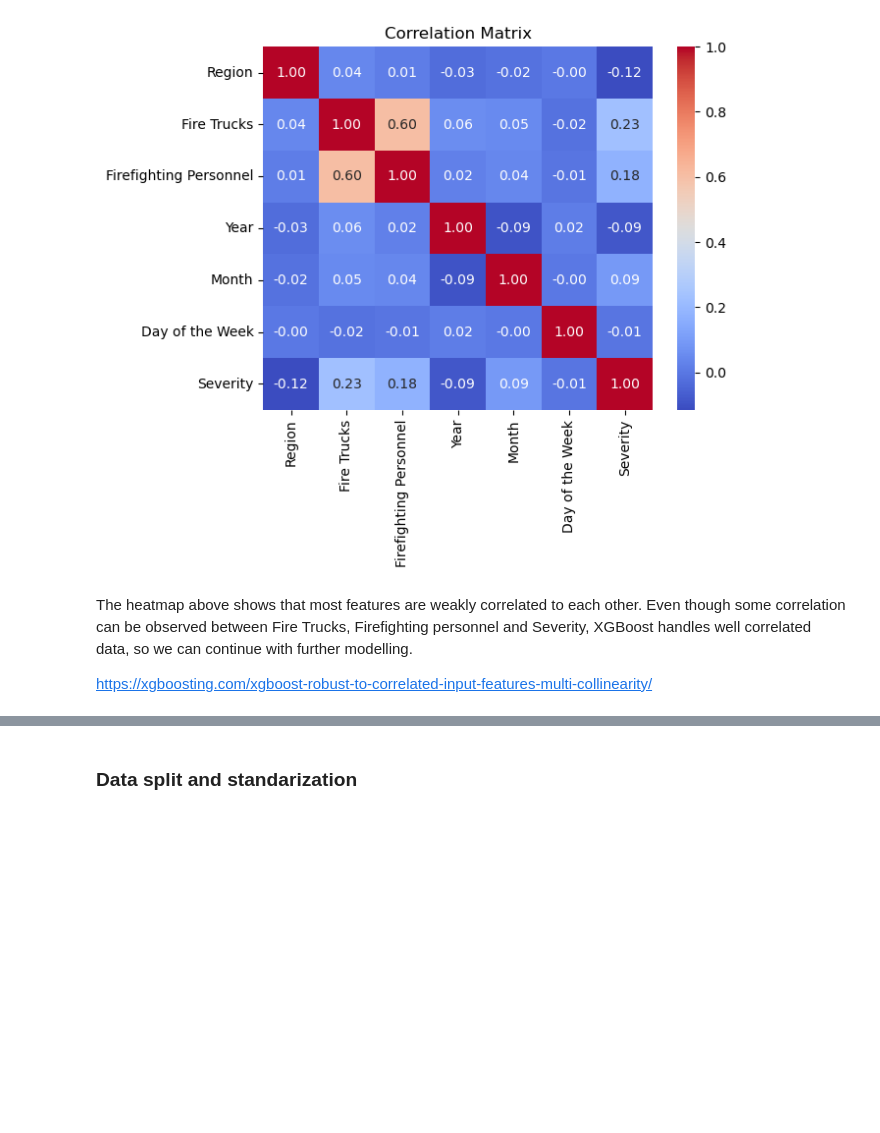
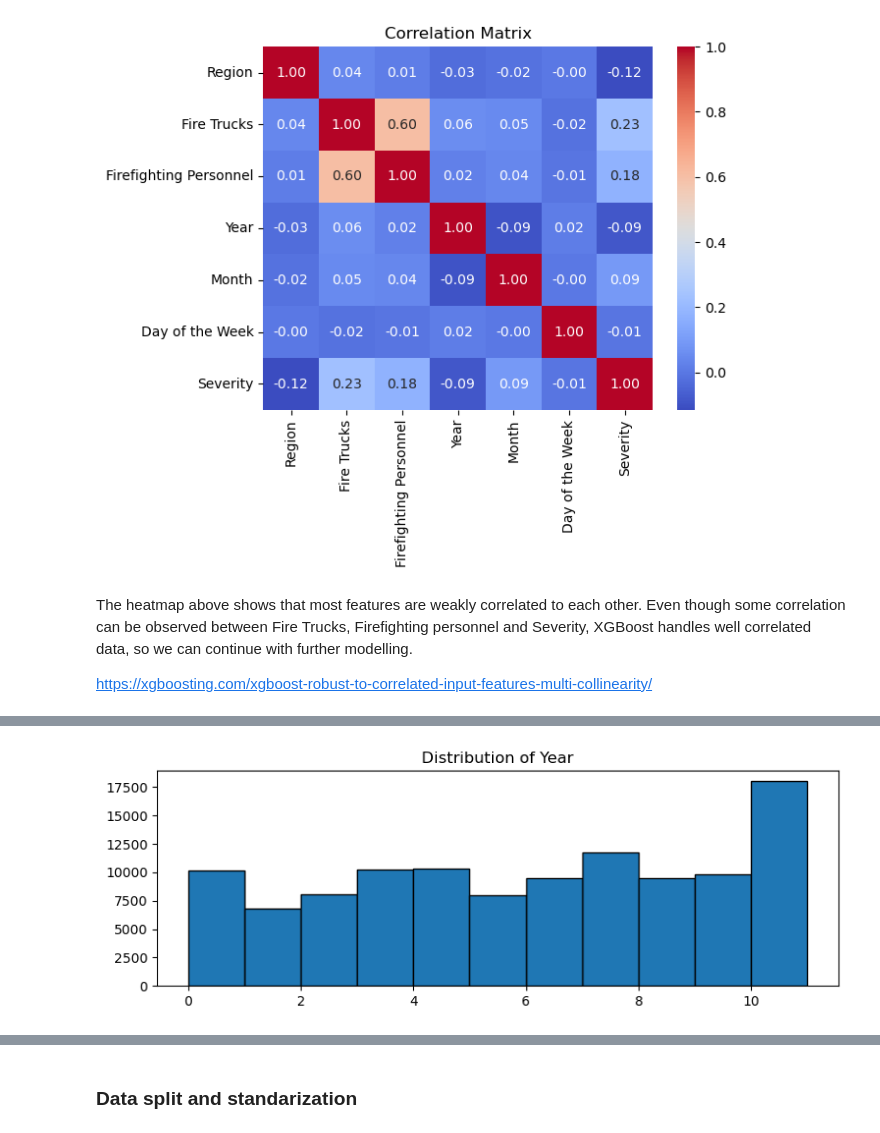
Before and after one commit to zosialenarczyk/wildfire-prevention, a Jupyter notebook: notebooks/resources/resources_modelling.ipynb, the cells around one changed output, grey strips where cells are left out. Cells and saved outputs as stored; diff of their text form; code cells hidden in the pictures; blank space fills up the shorter version.

```diff
--- a/notebooks/resources/resources_modelling.ipynb
+++ b/notebooks/resources/resources_modelling.ipynb
@@ -67,0 +103,9 @@ for col in df.columns:
+# %%
+# histogram of 'Year'
+plt.figure(figsize=(8, 3))
+plt.hist(df['Year'], bins=range(df['Year'].min(), df['Year'].max() + 1), edgecolor='black')
+plt.title('Distribution of Year')
+plt.tight_layout()
+plt.show()
+# %% [output]
+[figure, added]
```
Also changed, not shown: parts of 7 cells of this notebook, 1 other file.
